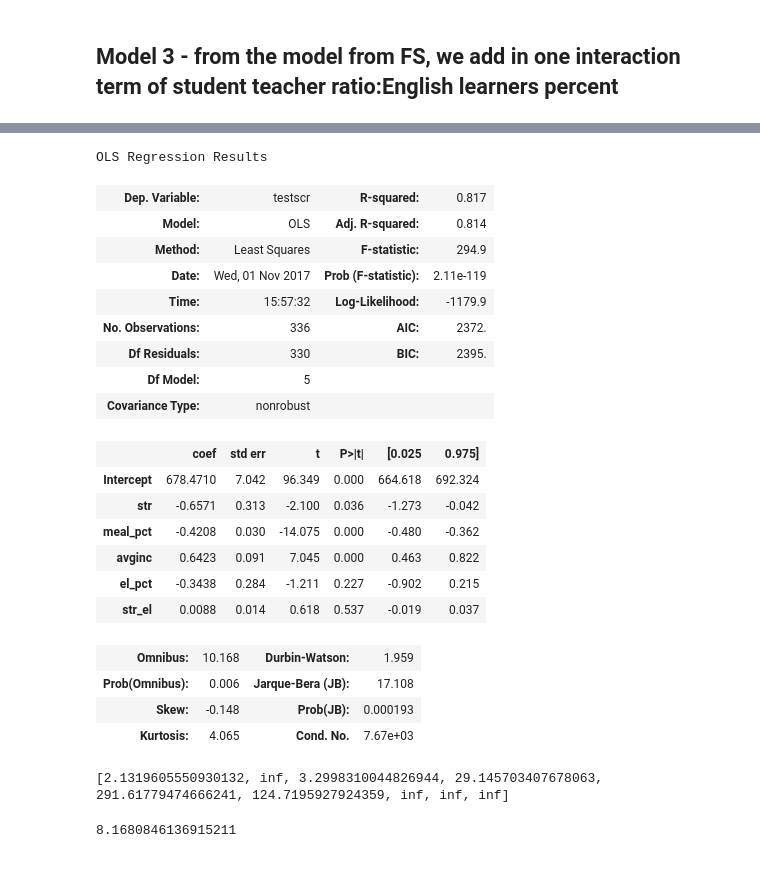
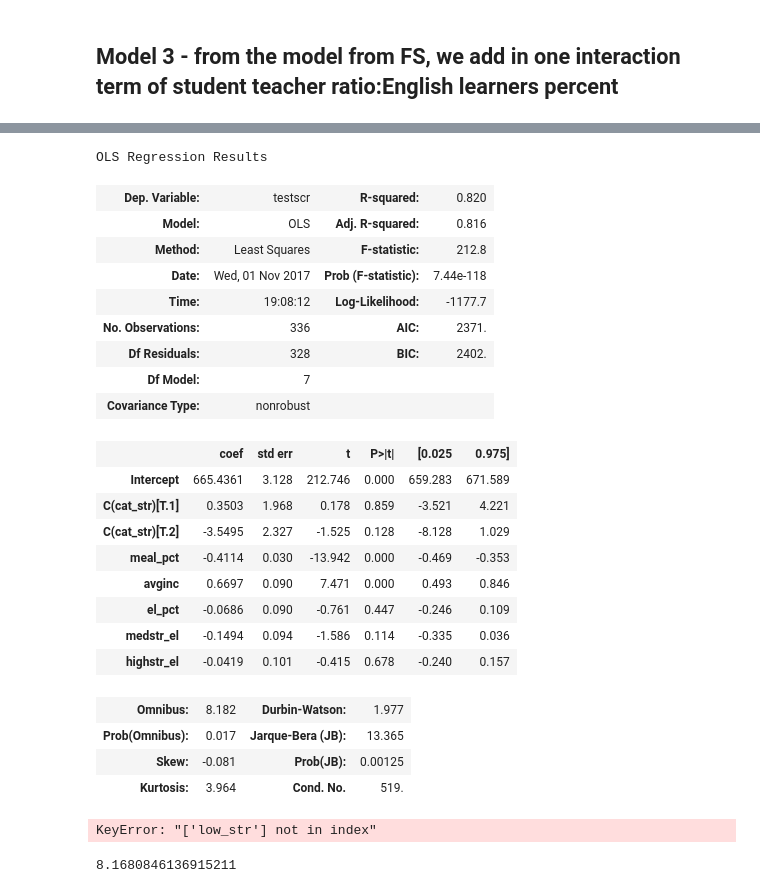
Before and after one commit to SarahDixon/QBUS2810-Group-Assignment, a Jupyter notebook: task 4.ipynb, the cells around one changed output, grey strips where cells are left out. Cells and saved outputs as stored; diff of their text form; code cells hidden in the pictures.

```diff
--- a/task 4.ipynb
+++ b/task 4.ipynb
@@ -320,7 +320,7 @@ train.loc[(train['str'] <= 17),'cat_str'] = '0'
 
 train["high_str"] = np.where(train["cat_str"]=="2",1,0)
 train["med_str"] = np.where(train["cat_str"]=="1",1,0)
-train["low_str"] = np.where(train["cat_str"]=="0",1,0)
+
 train.head()
 # %% [output]
 |  | Observation Number | dist_cod | county | district | gr_span | enrl_tot | teachers | calw_pct | meal_pct | ... |
@@ -333,39 +333,39 @@ train.head()
 # %%
-train['lowstr_el'] =train['low_str'] * train['el_pct']
+
 train['medstr_el'] = train['med_str'] * train['el_pct']
 train['highstr_el'] = train['high_str'] * train['el_pct']
-
-train['str_el'] = train['el_pct'] * train['str']
 # %%
-formula='testscr ~ str + meal_pct + avginc + el_pct + str_el'
+formula='testscr ~ C(cat_str) + meal_pct + avginc + el_pct + medstr_el + highstr_el'
 ols1 = smf.ols(formula=formula, data=train).fit()
 resid1 = ols1.resid
 fitted1 = ols1.fittedvalues
 ols1.summary()
 # %% [output]
 OLS Regression Results
-| Dep. Variable: | testscr | R-squared: | 0.817 |
-| Model: | OLS | Adj. R-squared: | 0.814 |
-| Method: | Least Squares | F-statistic: | 294.9 |
-| Date: | Wed, 01 Nov 2017 | Prob (F-statistic): | 2.11e-119 |
-| Time: | 15:57:32 | Log-Likelihood: | -1179.9 |
-| No. Observations: | 336 | AIC: | 2372. |
-| Df Residuals: | 330 | BIC: | 2395. |
-| Df Model: | 5 |  |  |
+| Dep. Variable: | testscr | R-squared: | 0.820 |
+| Model: | OLS | Adj. R-squared: | 0.816 |
+| Method: | Least Squares | F-statistic: | 212.8 |
+| Date: | Wed, 01 Nov 2017 | Prob (F-statistic): | 7.44e-118 |
+| Time: | 19:08:12 | Log-Likelihood: | -1177.7 |
+| No. Observations: | 336 | AIC: | 2371. |
+| Df Residuals: | 328 | BIC: | 2402. |
+| Df Model: | 7 |  |  |
 | Covariance Type: | nonrobust |  |  |
 |  | coef | std err | t | P>|t| | [0.025 | 0.975] |
-| Intercept | 678.4710 | 7.042 | 96.349 | 0.000 | 664.618 | 692.324 |
-| str | -0.6571 | 0.313 | -2.100 | 0.036 | -1.273 | -0.042 |
-| meal_pct | -0.4208 | 0.030 | -14.075 | 0.000 | -0.480 | -0.362 |
-| avginc | 0.6423 | 0.091 | 7.045 | 0.000 | 0.463 | 0.822 |
-| el_pct | -0.3438 | 0.284 | -1.211 | 0.227 | -0.902 | 0.215 |
-| str_el | 0.0088 | 0.014 | 0.618 | 0.537 | -0.019 | 0.037 |
+| Intercept | 665.4361 | 3.128 | 212.746 | 0.000 | 659.283 | 671.589 |
+| C(cat_str)[T.1] | 0.3503 | 1.968 | 0.178 | 0.859 | -3.521 | 4.221 |
+| C(cat_str)[T.2] | -3.5495 | 2.327 | -1.525 | 0.128 | -8.128 | 1.029 |
+| meal_pct | -0.4114 | 0.030 | -13.942 | 0.000 | -0.469 | -0.353 |
+| avginc | 0.6697 | 0.090 | 7.471 | 0.000 | 0.493 | 0.846 |
+| el_pct | -0.0686 | 0.090 | -0.761 | 0.447 | -0.246 | 0.109 |
+| medstr_el | -0.1494 | 0.094 | -1.586 | 0.114 | -0.335 | 0.036 |
+| highstr_el | -0.0419 | 0.101 | -0.415 | 0.678 | -0.240 | 0.157 |
-| Omnibus: | 10.168 | Durbin-Watson: | 1.959 |
-| Prob(Omnibus): | 0.006 | Jarque-Bera (JB): | 17.108 |
-| Skew: | -0.148 | Prob(JB): | 0.000193 |
-| Kurtosis: | 4.065 | Cond. No. | 7.67e+03 |
+| Omnibus: | 8.182 | Durbin-Watson: | 1.977 |
+| Prob(Omnibus): | 0.017 | Jarque-Bera (JB): | 13.365 |
+| Skew: | -0.081 | Prob(JB): | 0.00125 |
+| Kurtosis: | 3.964 | Cond. No. | 519. |
 # %%
-features = train[['str','avginc','el_pct', 'meal_pct','low_str', 'med_str' ,'high_str', 'lowstr_el', 'medstr_el', 'highstr_el']]
+features = train[['cat_str','avginc','el_pct', 'meal_pct','low_str', 'med_str' ,'high_str',  'medstr_el', 'highstr_el']]
 from statsmodels.stats.outliers_influence import variance_inflation_factor
 vif = []
 for i in range(9): # range is number of selected variables + 1
@@ -373,7 +373,7 @@ for i in range(9): # range is number of selected variables + 1
 
 print(vif)
 # %% [output]
-[2.1319605550930132, inf, 3.2998310044826944, 29.145703407678063, 291.61779474666241, 124.7195927924359, inf, inf, inf]
+KeyError: "['low_str'] not in index"
 # %%
 ols1.mse_resid**0.5
 # %% [output]
```
Also changed, not shown: parts of 14 cells of this notebook.
